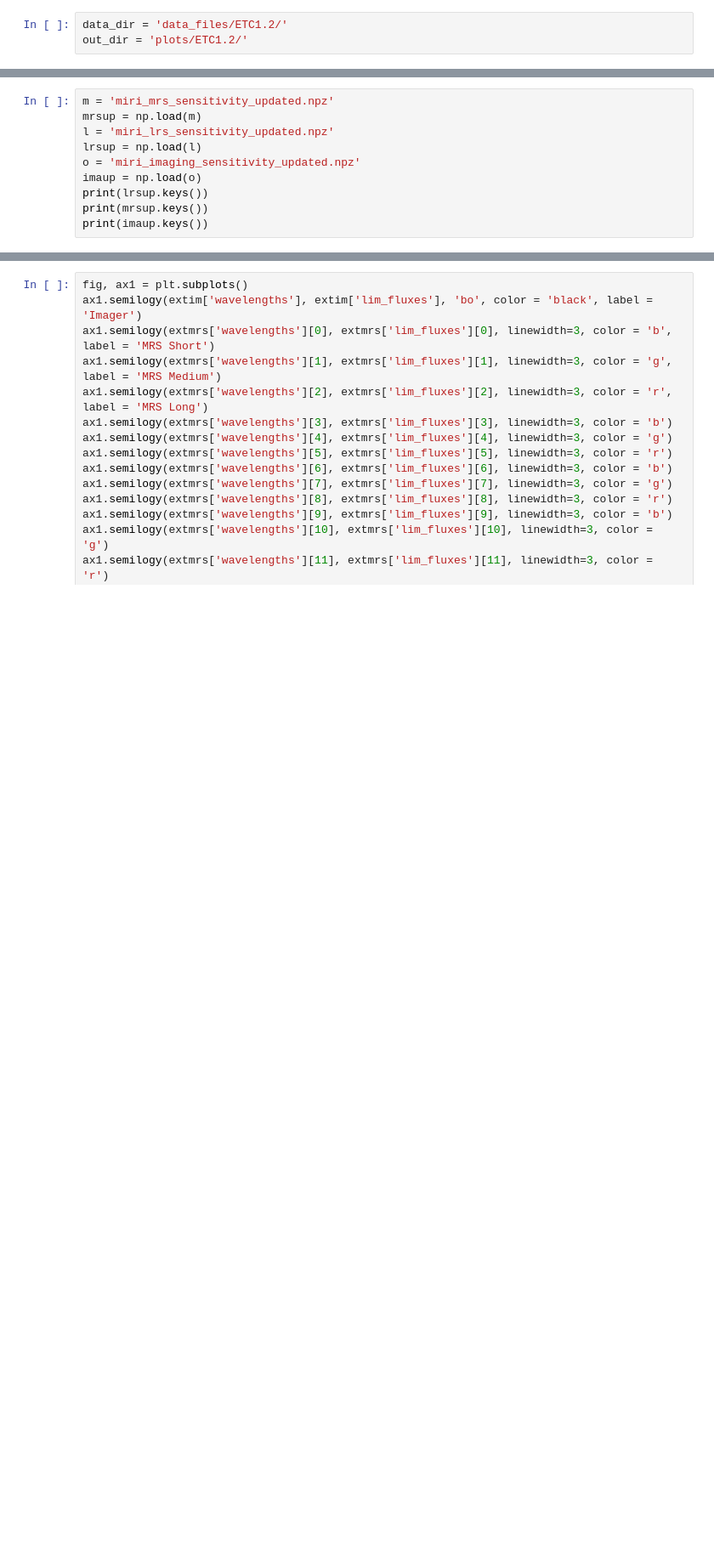
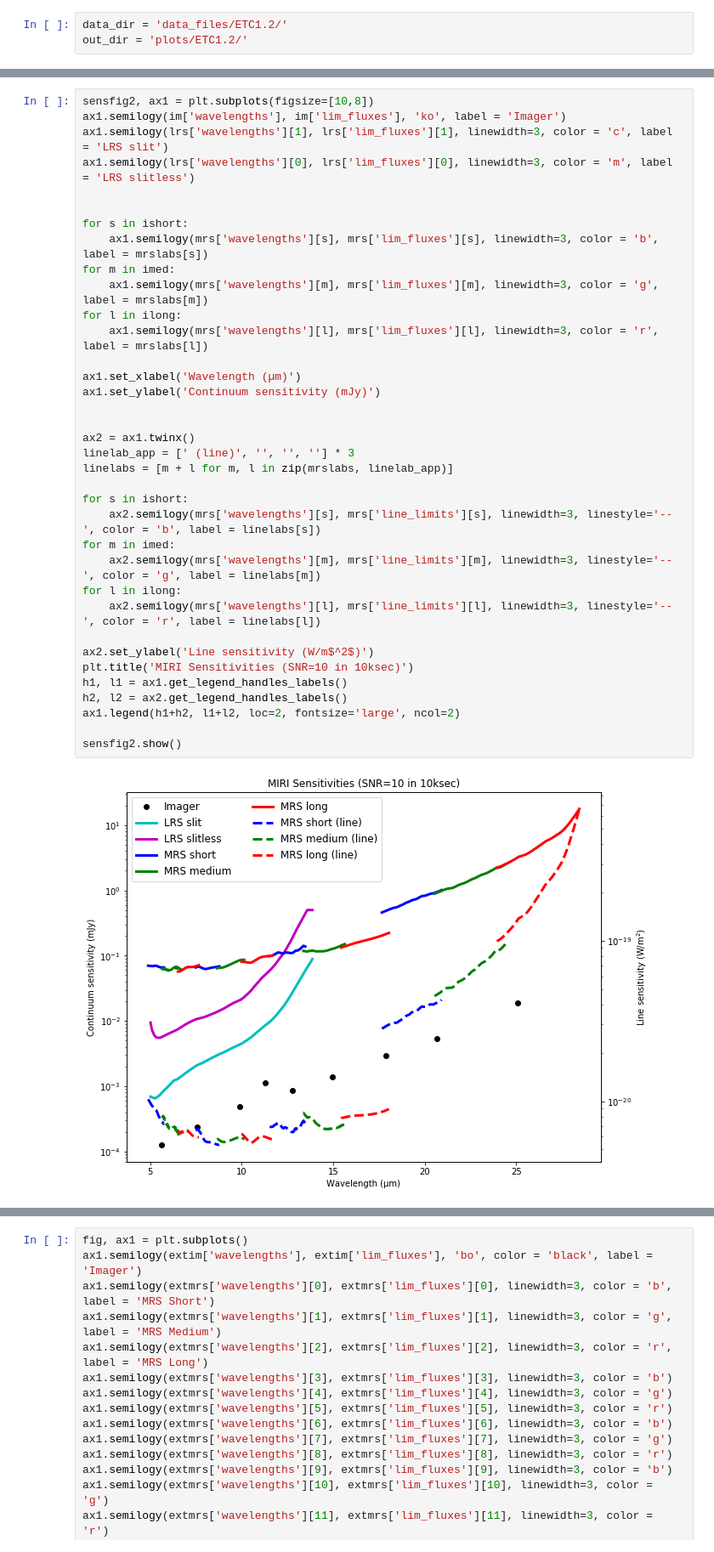
Before and after one commit to STScI-MIRI/JDox-SensitivityAndSaturationLimits, a Jupyter notebook: MIRI_Sensitivity_BrightSource_Tables.ipynb, the cells around one changed output, grey strips where cells are left out. Shown at 85% size. Cells and saved outputs as stored; diff of their text form; blank space fills up the shorter version.

```diff
--- a/MIRI_Sensitivity_BrightSource_Tables.ipynb
+++ b/MIRI_Sensitivity_BrightSource_Tables.ipynb
@@ -142,10 +128,0 @@ plt.show()
-# %%
-m = 'miri_mrs_sensitivity_updated.npz'
-mrsup = np.load(m)
-l = 'miri_lrs_sensitivity_updated.npz'
-lrsup = np.load(l)
-o = 'miri_imaging_sensitivity_updated.npz'
-imaup = np.load(o)
-print(lrsup.keys())
-print(mrsup.keys())
-print(imaup.keys())
@@ -188,0 +133,38 @@ plt.show()
+# %%
+sensfig2, ax1 = plt.subplots(figsize=[10,8])
+ax1.semilogy(im['wavelengths'], im['lim_fluxes'], 'ko', label = 'Imager')
+ax1.semilogy(lrs['wavelengths'][1], lrs['lim_fluxes'][1], linewidth=3, color = 'c', label = 'LRS slit')
+ax1.semilogy(lrs['wavelengths'][0], lrs['lim_fluxes'][0], linewidth=3, color = 'm', label = 'LRS slitless')
+
+
+for s in ishort:
+    ax1.semilogy(mrs['wavelengths'][s], mrs['lim_fluxes'][s], linewidth=3, color = 'b', label = mrslabs[s])
+for m in imed:
+    ax1.semilogy(mrs['wavelengths'][m], mrs['lim_fluxes'][m], linewidth=3, color = 'g', label = mrslabs[m])
+for l in ilong:
+    ax1.semilogy(mrs['wavelengths'][l], mrs['lim_fluxes'][l], linewidth=3, color = 'r', label = mrslabs[l])
+
+ax1.set_xlabel('Wavelength (µm)')
+ax1.set_ylabel('Continuum sensitivity (mJy)')
+
+
+ax2 = ax1.twinx()
+linelab_app = [' (line)', '', '', ''] * 3
+linelabs = [m + l for m, l in zip(mrslabs, linelab_app)]
+
+for s in ishort:
+    ax2.semilogy(mrs['wavelengths'][s], mrs['line_limits'][s], linewidth=3, linestyle='--', color = 'b', label = linelabs[s])
+for m in imed:
+    ax2.semilogy(mrs['wavelengths'][m], mrs['line_limits'][m], linewidth=3, linestyle='--', color = 'g', label = linelabs[m])
+for l in ilong:
+    ax2.semilogy(mrs['wavelengths'][l], mrs['line_limits'][l], linewidth=3, linestyle='--', color = 'r', label = linelabs[l])
+
+ax2.set_ylabel('Line sensitivity (W/m$^2$)')
+plt.title('MIRI Sensitivities (SNR=10 in 10ksec)')
+h1, l1 = ax1.get_legend_handles_labels()
+h2, l2 = ax2.get_legend_handles_labels()
+ax1.legend(h1+h2, l1+l2, loc=2, fontsize='large', ncol=2)
+
+sensfig2.show()
+# %% [output]
+[figure, added]
```
Also changed, not shown: parts of 20 cells of this notebook, 1 other file.
